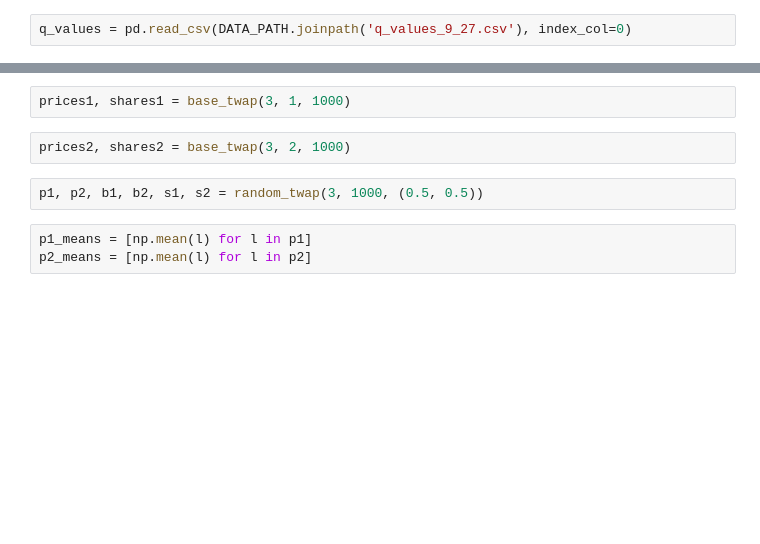
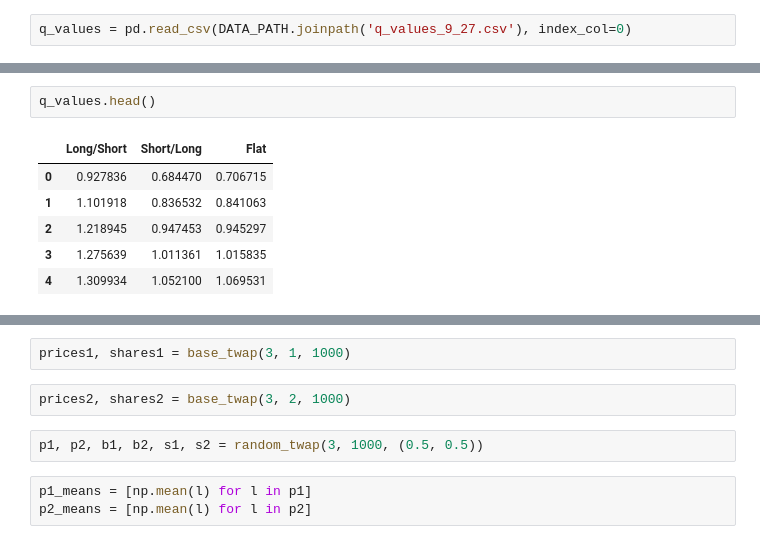
Before and after one commit to kew96/MicroPriceTradingRL, a Jupyter notebook: OptimalExecutionRL/Algo_2_TWAPs.ipynb, the cells around one changed output, grey strips where cells are left out. Drawn from its saved outputs; the diff is of its cells as text; blank space fills up the shorter version.

```diff
--- a/OptimalExecutionRL/Algo_2_TWAPs.ipynb
+++ b/OptimalExecutionRL/Algo_2_TWAPs.ipynb
@@ -66,0 +18,9 @@ def random_twap(t, iters, weights=(0.5, 0.5)):
+# %%
+q_values.head()
+# %% [output]
+|  | Long/Short | Short/Long | Flat |
+| 0 | 0.927836 | 0.684470 | 0.706715 |
+| 1 | 1.101918 | 0.836532 | 0.841063 |
+| 2 | 1.218945 | 0.947453 | 0.945297 |
+| 3 | 1.275639 | 1.011361 | 1.015835 |
+| 4 | 1.309934 | 1.052100 | 1.069531 |
```
Also changed, not shown: parts of 11 cells of this notebook.
